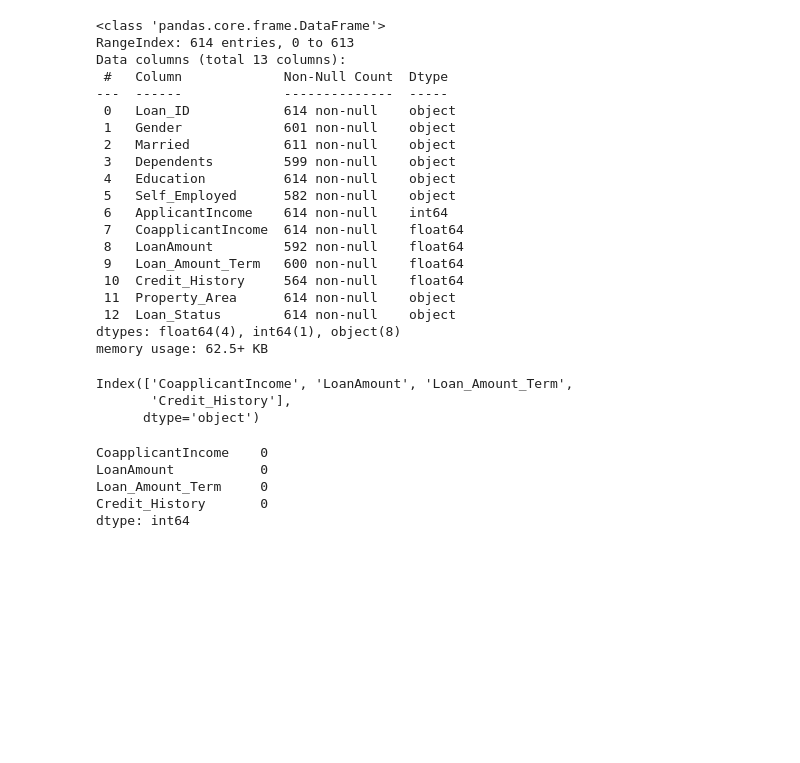
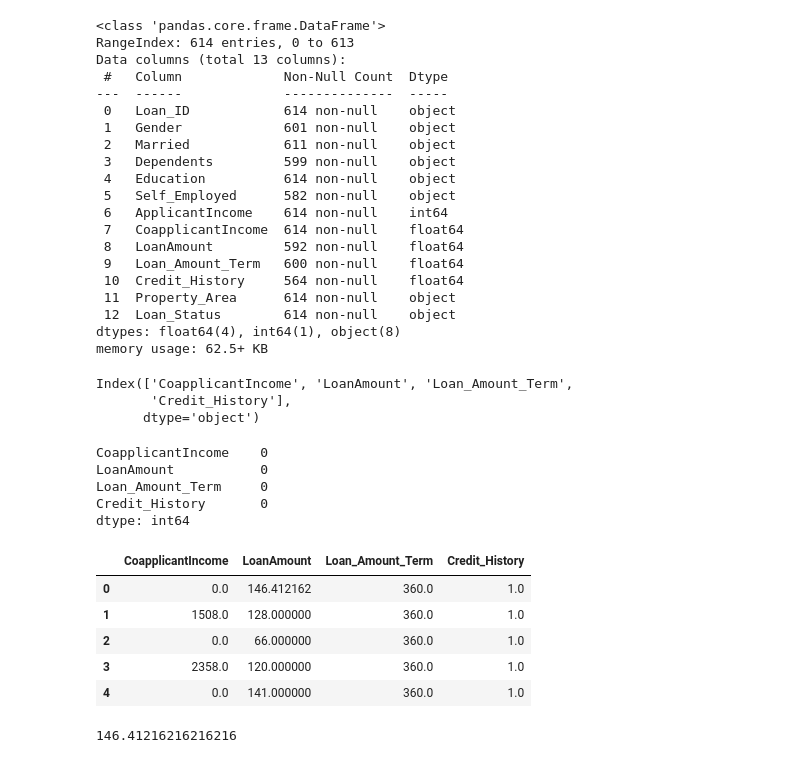
Before and after one commit to deepaknandeshwar17/Machine_Learning_practice, a Jupyter notebook: ml1.ipynb, the cells around one changed output. Cells and saved outputs as stored; diff of their text form; code cells hidden in the pictures; blank space fills up the shorter version.

```diff
--- a/ml1.ipynb
+++ b/ml1.ipynb
@@ -247,3 +247,16 @@ LoanAmount           0
 Loan_Amount_Term     0
 Credit_History       0
 dtype: int64
+# %%
+new_dataset.head()
+# %% [output]
+|  | CoapplicantIncome | LoanAmount | Loan_Amount_Term | Credit_History |
+| 0 | 0.0 | 146.412162 | 360.0 | 1.0 |
+| 1 | 1508.0 | 128.000000 | 360.0 | 1.0 |
+| 2 | 0.0 | 66.000000 | 360.0 | 1.0 |
+| 3 | 2358.0 | 120.000000 | 360.0 | 1.0 |
+| 4 | 0.0 | 141.000000 | 360.0 | 1.0 |
+# %%
+loandata["LoanAmount"].mean()
+# %% [output]
+146.41216216216216
```
Also changed, not shown: parts of 1 cell of this notebook.
